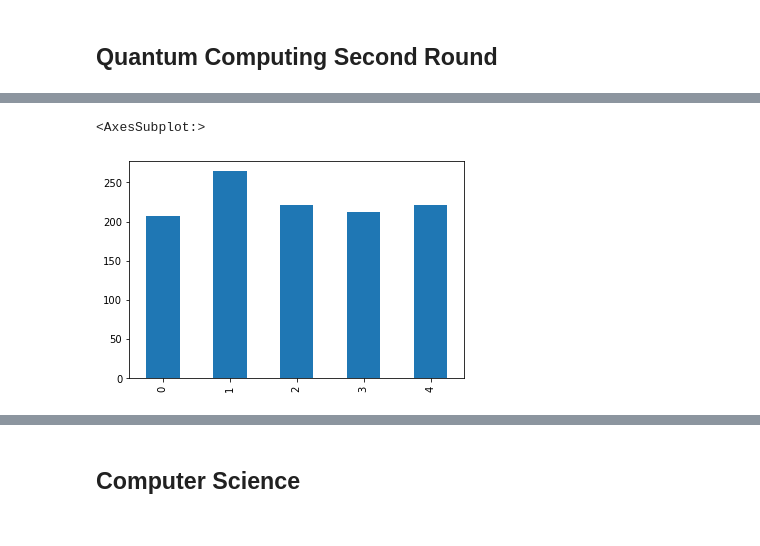
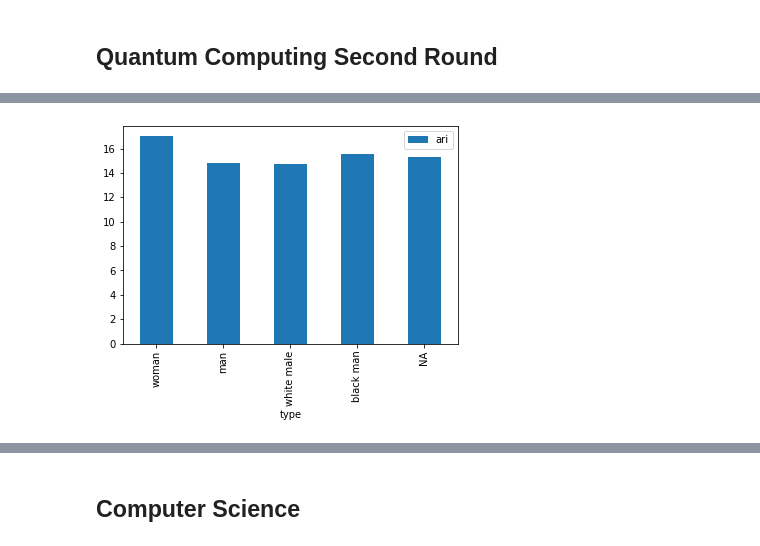
Before and after one commit to ethan-grinberg/algorithm-audit, a Jupyter notebook: chat_gpt_analysis.ipynb, the cells around one changed output, grey strips where cells are left out. Saved outputs shown, nothing was run; the diff lists cells and outputs as text; code cells hidden in the pictures.

```diff
--- a/chat_gpt_analysis.ipynb
+++ b/chat_gpt_analysis.ipynb
@@ -69,5 +74,4 @@ quantum1.ari.plot.bar()
-# %%
-quantum1.num_words.plot.bar()
-# %% [output]
-<AxesSubplot:>
-[figure, removed]
+# %%
+plot_type_bar(quantum1, "ari")
+# %% [output]
+[figure, added]
```
Also changed, not shown: parts of 11 cells of this notebook.
